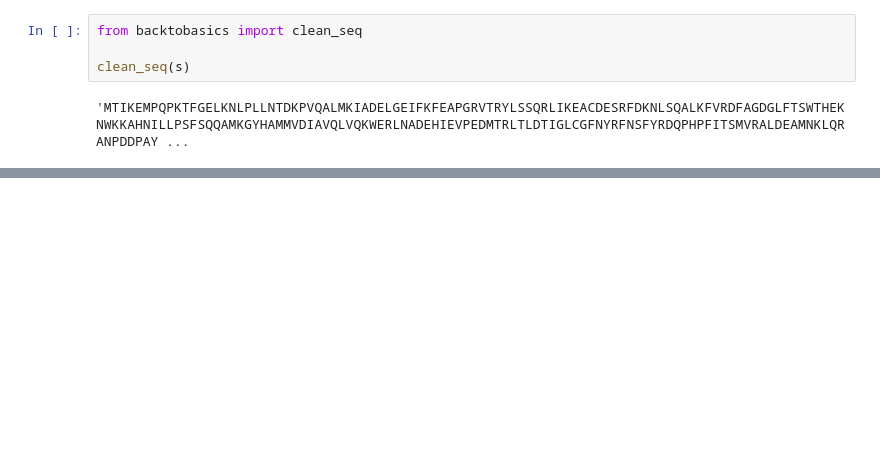
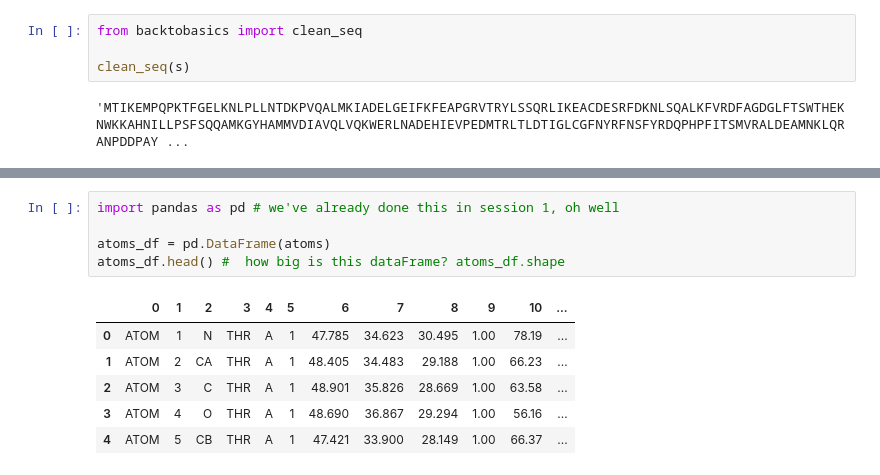
Before and after one commit to UoMMIB/Python-Club, a Jupyter notebook: Tutorials/BackToBasics.ipynb, the cells around one changed output, grey strips where cells are left out. Cells and saved outputs as stored; diff of their text form; blank space fills up the shorter version.

```diff
--- a/Tutorials/BackToBasics.ipynb
+++ b/Tutorials/BackToBasics.ipynb
@@ -561,0 +786,12 @@ print(we)
+# %%
+import pandas as pd # we've already done this in session 1, oh well
+
+atoms_df = pd.DataFrame(atoms)
+atoms_df.head() #  how big is this dataFrame? atoms_df.shape
+# %% [output]
+|  | 0 | 1 | 2 | 3 | 4 | 5 | 6 | 7 | 8 | 9 | 10 | ... |
+| 0 | ATOM | 1 | N | THR | A | 1 | 47.785 | 34.623 | 30.495 | 1.00 | 78.19 | ... |
+| 1 | ATOM | 2 | CA | THR | A | 1 | 48.405 | 34.483 | 29.188 | 1.00 | 66.23 | ... |
+| 2 | ATOM | 3 | C | THR | A | 1 | 48.901 | 35.826 | 28.669 | 1.00 | 63.58 | ... |
+| 3 | ATOM | 4 | O | THR | A | 1 | 48.690 | 36.867 | 29.294 | 1.00 | 56.16 | ... |
+| 4 | ATOM | 5 | CB | THR | A | 1 | 47.421 | 33.900 | 28.149 | 1.00 | 66.37 | ... |
```
Also changed, not shown: parts of 20 cells of this notebook, 4 other files.
